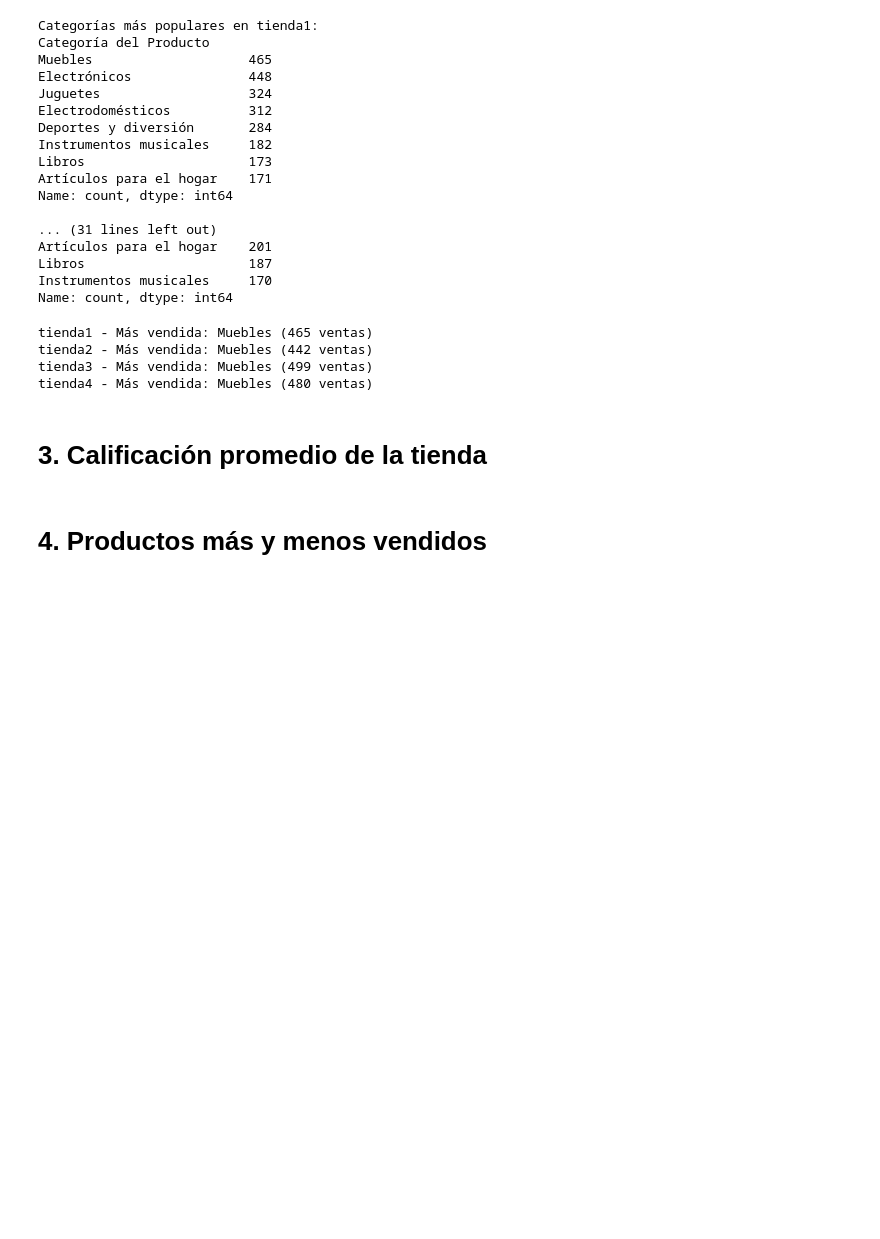
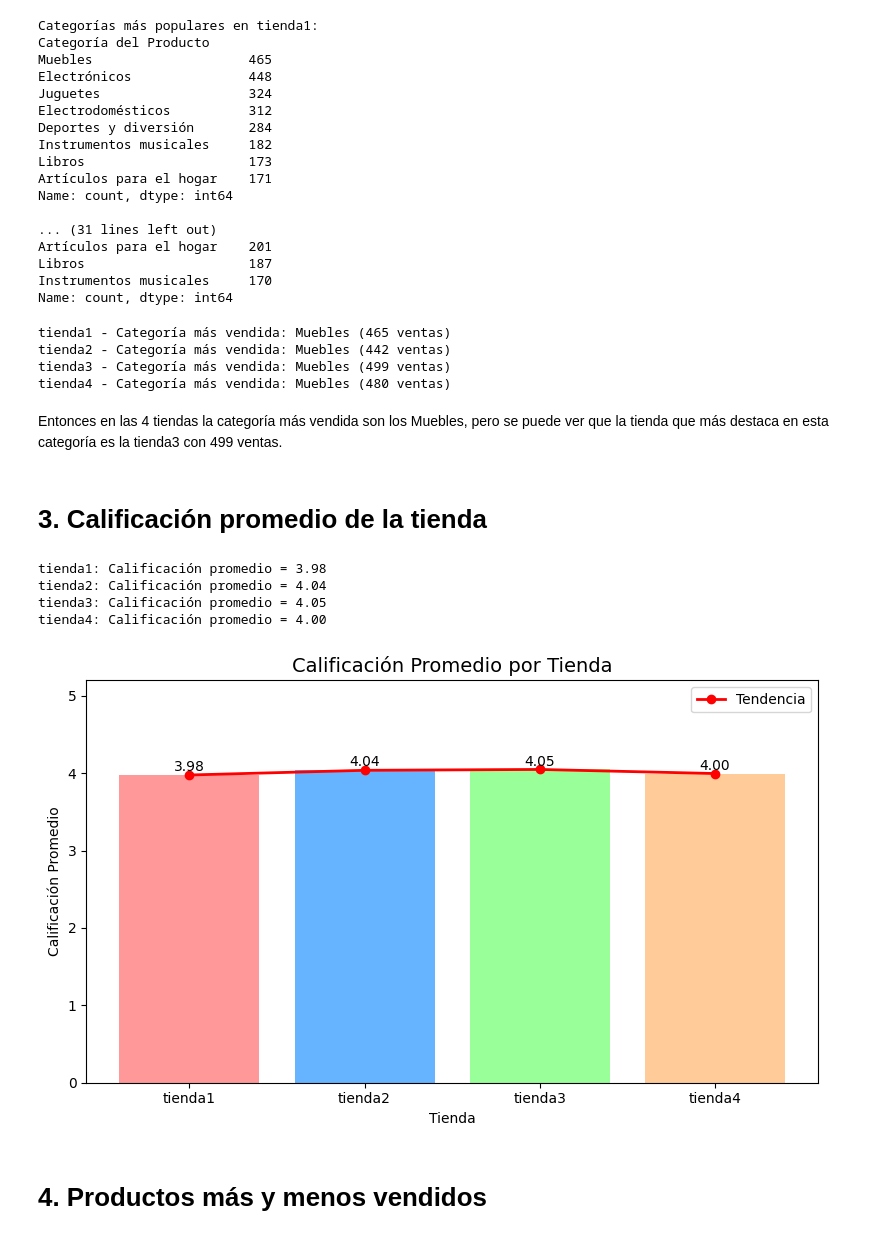
Before and after one commit to carlaclefig/challenge1-data-science-latam, a Jupyter notebook: AluraStoreLatam.ipynb, the cells around one changed output. Cells and saved outputs as stored; diff of their text form; code cells hidden in the pictures; blank space fills up the shorter version.

```diff
--- a/AluraStoreLatam.ipynb
+++ b/AluraStoreLatam.ipynb
@@ -149,12 +149,12 @@ La tienda3 obtuvo un valor total de ingreso de $1038375700.00, que es la tienda
 # %% [markdown]
 # 2. Ventas por categoría
 # %%
-ventas_por_categoria = {}
+ventas_por_categoría = {}
 
 for nombre, columna in tiendas.items():
-    ventas_por_categoria[nombre] = columna['Categoría del Producto'].value_counts()
+    ventas_por_categoría[nombre] = columna['Categoría del Producto'].value_counts()
 
-for tienda, conteo in ventas_por_categoria.items():
+for tienda, conteo in ventas_por_categoría.items():
     print(f"\nCategorías más populares en {tienda}:")
     print(conteo)
 # %% [output]
@@ -176,17 +176,55 @@ Libros                     187
 Instrumentos musicales     170
 Name: count, dtype: int64
 # %%
-for tienda, conteo in ventas_por_categoria.items():
-    top_categoria = conteo.idxmax()
+for tienda, conteo in ventas_por_categoría.items():
+    top_categoría = conteo.idxmax()
     cantidad = conteo.max()
-    print(f"{tienda} - Más vendida: {top_categoria} ({cantidad} ventas)")
+    print(f"{tienda} - Categoría más vendida: {top_categoría} ({cantidad} ventas)")
 # %% [output]
-tienda1 - Más vendida: Muebles (465 ventas)
-tienda2 - Más vendida: Muebles (442 ventas)
-tienda3 - Más vendida: Muebles (499 ventas)
-tienda4 - Más vendida: Muebles (480 ventas)
+tienda1 - Categoría más vendida: Muebles (465 ventas)
+tienda2 - Categoría más vendida: Muebles (442 ventas)
+tienda3 - Categoría más vendida: Muebles (499 ventas)
+tienda4 - Categoría más vendida: Muebles (480 ventas)
+# %% [markdown]
+Entonces en las 4 tiendas la categoría más vendida son los Muebles, pero se puede ver que la tienda que más destaca en esta categoría es la tienda3 con 499 ventas.
 # %% [markdown]
 # 3. Calificación promedio de la tienda
+# %%
+promedios = {}
+
+for nombre, df in tiendas.items():
+    promedios[nombre] = df["Calificación"].mean()
+
+for tienda, promedio in promedios.items():
+    print(f"{tienda}: Calificación promedio = {promedio:.2f}")
+# %% [output]
+tienda1: Calificación promedio = 3.98
+tienda2: Calificación promedio = 4.04
+tienda3: Calificación promedio = 4.05
+tienda4: Calificación promedio = 4.00
+# %%
+tiendas = list(promedios.keys())
+calificaciones = list(promedios.values())
+
+plt.figure(figsize=(8, 5))
+
+plt.bar(tiendas, calificaciones, color=colores)
+
+plt.plot(tiendas, calificaciones, marker='o', color='red', linewidth=2, label="Tendencia")
+
+for i, calificacion in enumerate(calificaciones):
+    plt.text(i, calificacion + 0.05, f"{calificacion:.2f}",
+             ha='center', fontsize=10, color='black')
+
+plt.title("Calificación Promedio por Tienda", fontsize=14)
+plt.ylim(0, 5.2)
+plt.ylabel("Calificación Promedio")
+plt.xlabel("Tienda")
+plt.legend()
+plt.tight_layout()
+plt.show()
+# %% [output]
+[figure, added]
 # %% [markdown]
 # 4. Productos más y menos vendidos
 # %% [markdown]
```
